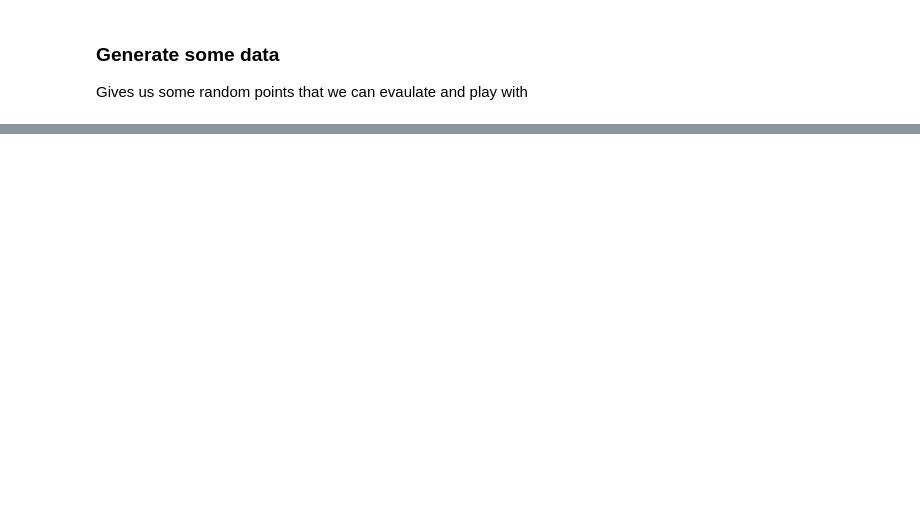
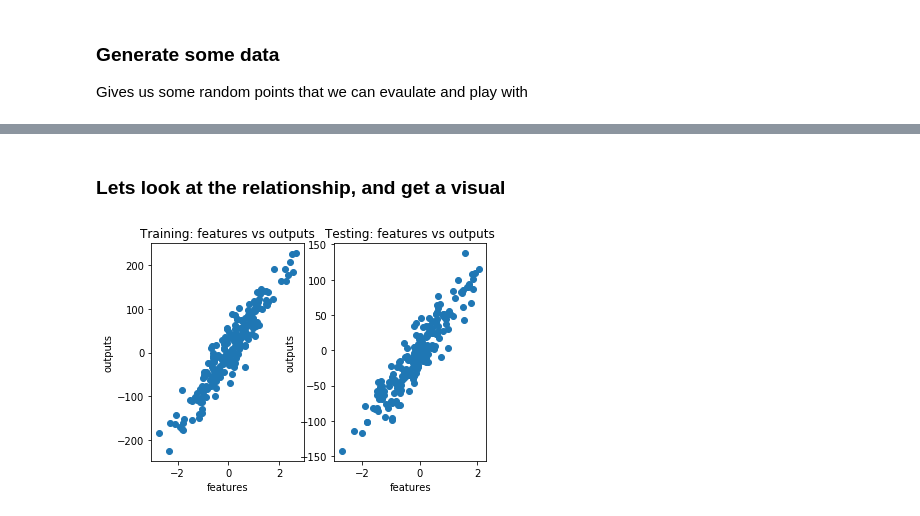
Before and after one commit to jacobprouse/linear-regression, a Jupyter notebook: regression.ipynb, the cells around one changed output, grey strips where cells are left out. Cells and saved outputs as stored; diff of their text form; code cells hidden in the pictures; blank space fills up the shorter version.

```diff
--- a/regression.ipynb
+++ b/regression.ipynb
@@ -266,0 +193,15 @@ regression(w, test_x, test_y, space, y_space, 'polynomial degree 4 regression of
+# %% [markdown]
+### Lets look at the relationship, and get a visual
+# %%
+fig, (ax1, ax2) = plt.subplots(1,2)
+ax1.scatter(training_features, training_outputs)
+ax1.set_title('Training: features vs outputs')
+ax1.set_ylabel('outputs')
+ax1.set_xlabel('features')
+ax2.scatter(test_features, test_outputs)
+ax2.set_title('Testing: features vs outputs')
+ax2.set_ylabel('outputs')
+ax2.set_xlabel('features')
+fig.show()
+# %% [output]
+[figure, added]
```
Also changed, not shown: parts of 29 cells of this notebook, 1 other file.
